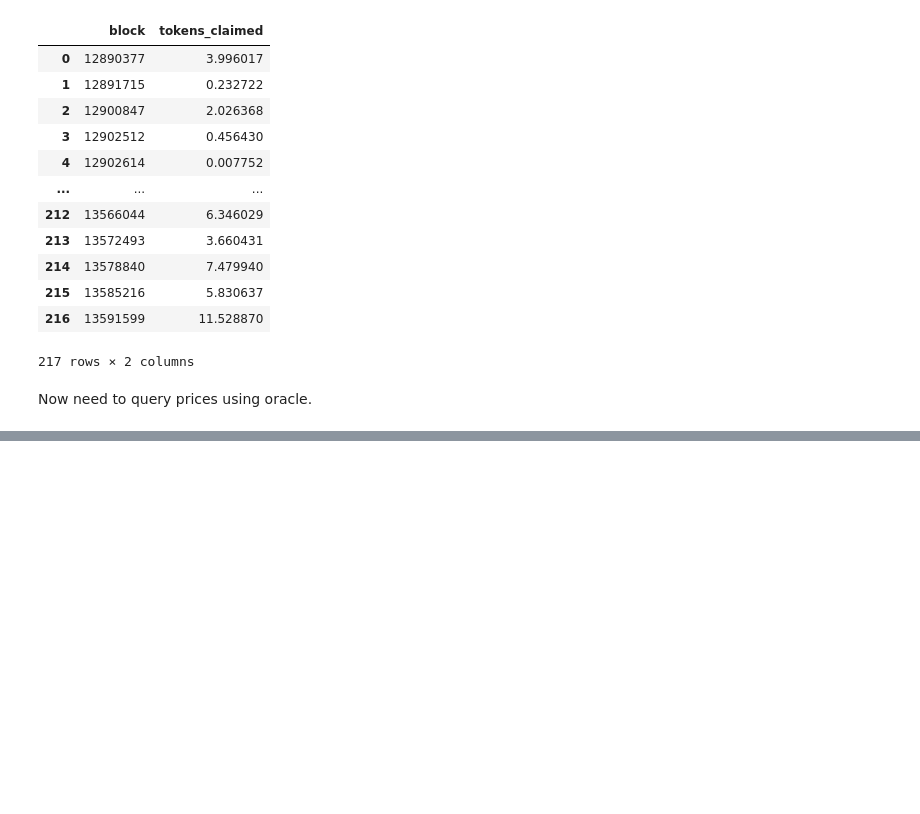
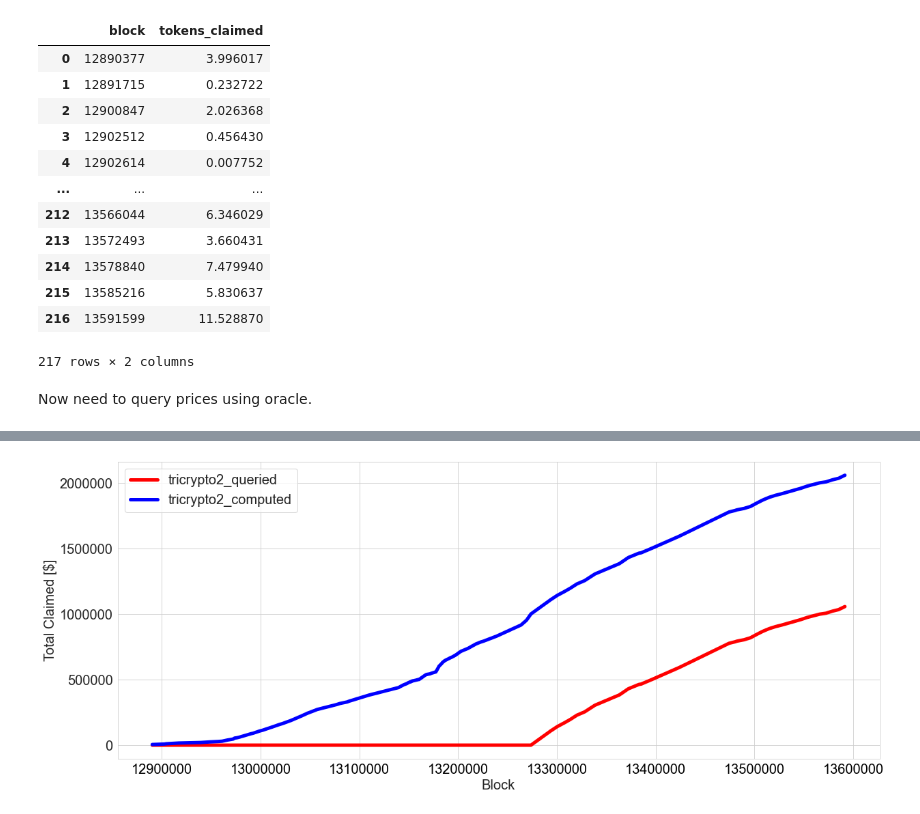
Before and after one commit to bout3fiddy/on-chain-analytics, a Jupyter notebook: notebooks/curve-analysis/curve-pools/pool_revenue/tricrypto/get_tricrypto_fees_from_claim_events.ipynb, the cells around one changed output, grey strips where cells are left out. Cells and saved outputs as stored; diff of their text form; code cells hidden in the pictures; blank space fills up the shorter version.

```diff
--- a/notebooks/curve-analysis/curve-pools/pool_revenue/tricrypto/get_tricrypto_fees_from_claim_events.ipynb
+++ b/notebooks/curve-analysis/curve-pools/pool_revenue/tricrypto/get_tricrypto_fees_from_claim_events.ipynb
@@ -193,3 +194,32 @@ df_admin_fee_claims
+# %%
+fig, ax = plt.subplots(1,1, figsize=(20, 8))
+
+ax.plot(
+    df_admin_fee_claims.block,
+    df_admin_fee_claims.total_claimed_queried.cumsum(),
+    color='red',
+    lw=5,
+    label='tricrypto2_queried'
+)
+ax.plot(
+    df_admin_fee_claims.block,
+    df_admin_fee_claims.total_claimed_computed.cumsum(),
+    color='blue',
+    lw=5,
+    label='tricrypto2_computed'
+)
+
+ax.set_xlabel("Block", fontsize=20)
+ax.set_ylabel("Total Claimed [$]", fontsize=20)
+ax.tick_params(axis='both', which='major', labelsize=20)
+ax.tick_params(axis='x', which='major', colors='black')
+ax.legend(fontsize=20)
+ax.yaxis.get_major_formatter().set_scientific(False)
+ax.yaxis.get_major_formatter().set_useOffset(False)
+ax.xaxis.get_major_formatter().set_scientific(False)
+ax.xaxis.get_major_formatter().set_useOffset(False)
+# %% [output]
+[figure, added]
 # %%
 fig, ax = plt.subplots(1,1, figsize=(20, 8))
 
```
Also changed, not shown: parts of 17 cells of this notebook, 3 other files.
